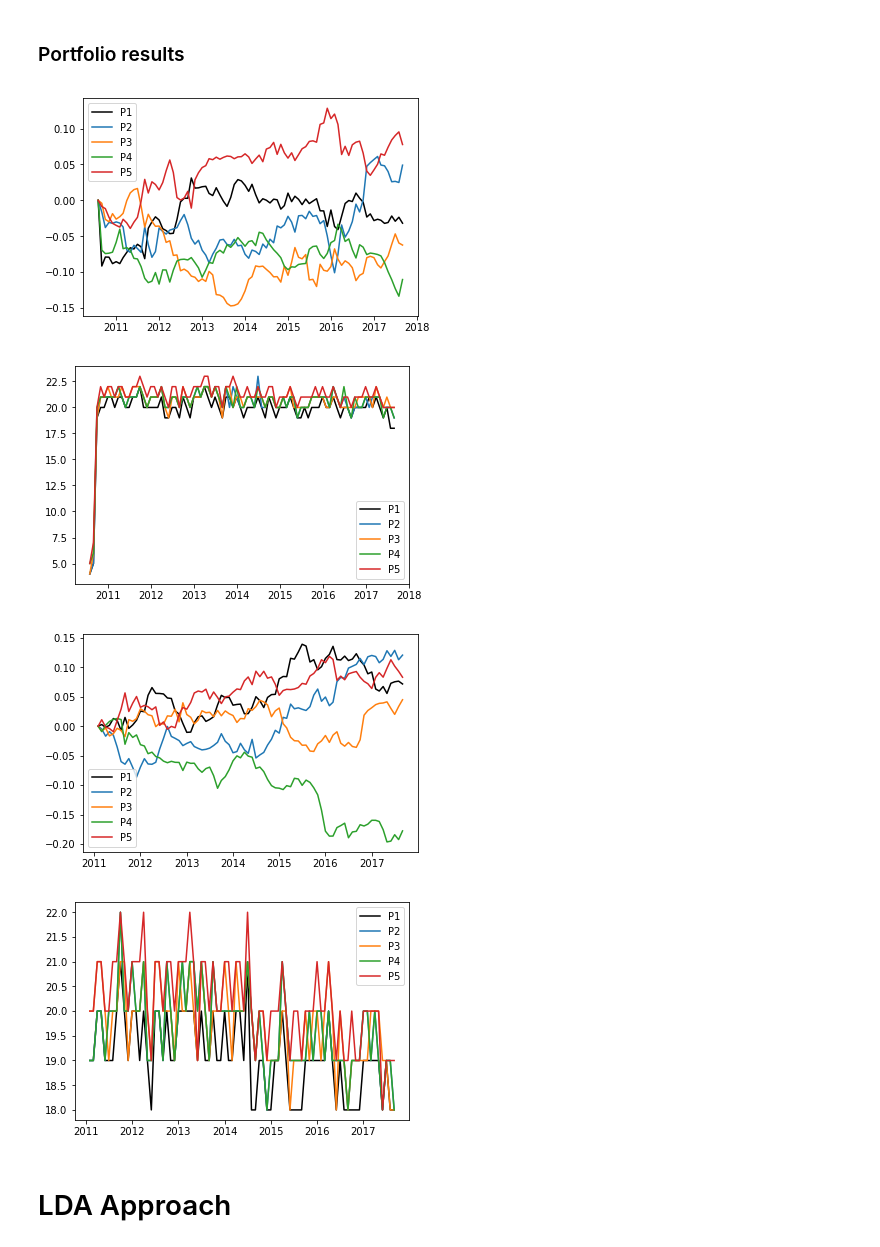
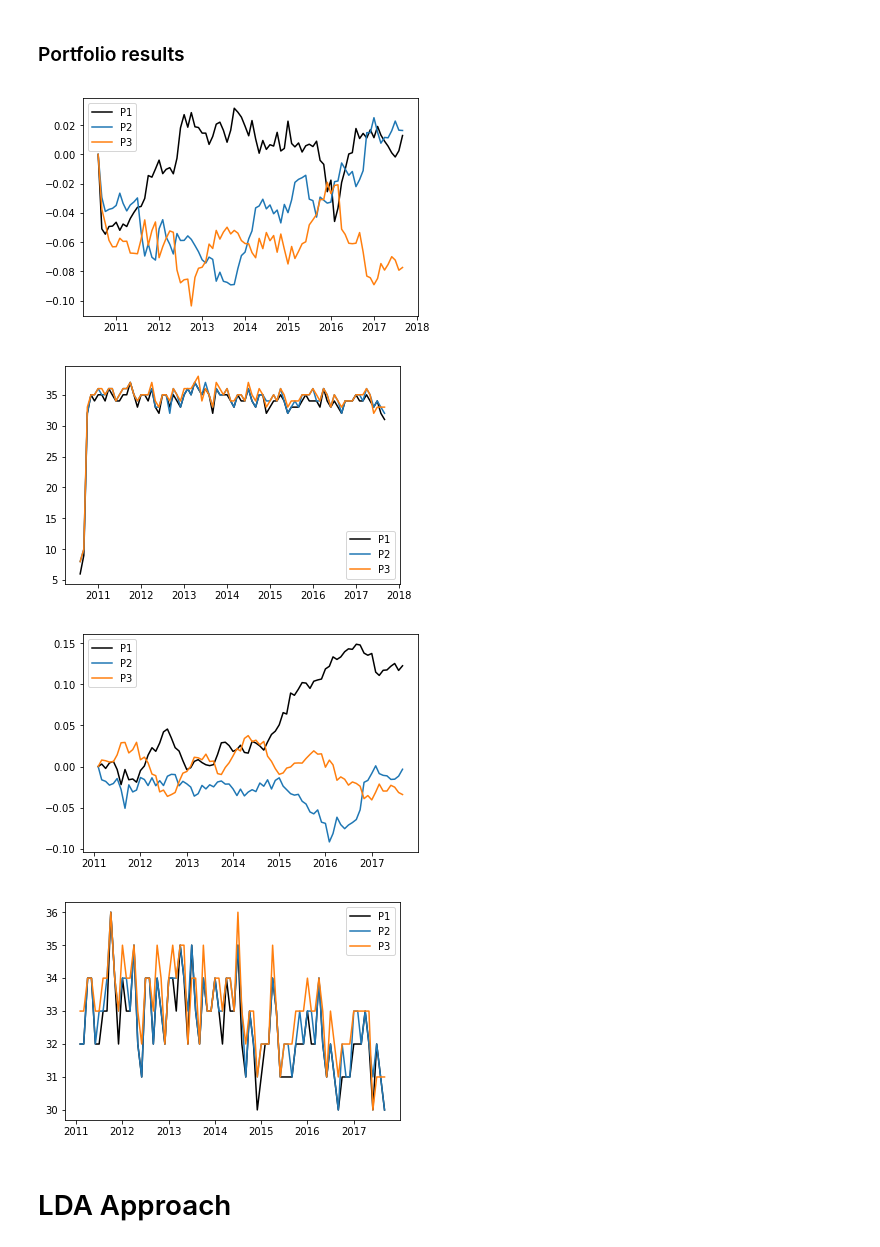
Before and after one commit to richardhitchens/w266_project, a Jupyter notebook: Fullset_NLP_1209_TS_CHanges.ipynb, the cells around one changed output. Saved outputs shown, nothing was run; the diff lists cells and outputs as text; code cells hidden in the pictures.

```diff
--- a/Fullset_NLP_1209_TS_CHanges.ipynb
+++ b/Fullset_NLP_1209_TS_CHanges.ipynb
@@ -934,7 +934,7 @@ def calculate_portfolio_returns(portfolios, returns, benchmark, bm_type=0):
 
 
 # This process produces a time series of monthly portfolio returns by iterating through the whole scores dictionary
-def portfolio_return_time_series(scores, returns, benchmarks, num_portfolios=5, max_age=4):
+def portfolio_return_time_series(scores, returns, benchmarks, num_portfolios, max_age=4):
     monthly_portfolios = {}
     portfolio_return_time_series = {}
 
@@ -993,7 +993,7 @@ def print_time_series(time_series, dates):
     pl.show()
 
 
-def produce_portfolio_results(scores, LIBRARY_PATH, num_portfolios=5, max_age=4):
+def produce_portfolio_results(scores, LIBRARY_PATH, num_portfolios, max_age=4):
 
     # Get returns
     returns = get_returns(LIBRARY_PATH + 'returns_data.csv')
@@ -1014,7 +1014,7 @@ def produce_portfolio_results(scores, LIBRARY_PATH, num_portfolios=5, max_age=4)
         monthly_portfolios[month_end] = create_fractile_portfolios(monthly_scores[month_end], num_portfolios, max_age)
 
     # Calculate monthly returns time series
-    monthly_returns_time_series = portfolio_return_time_series(monthly_scores, returns, benchmarks)
+    monthly_returns_time_series = portfolio_return_time_series(monthly_scores, returns, benchmarks, num_portfolios)
 
     # Calculate cumulative alpha and portfolio holding numbers time series
     month_ends = sorted(returns.keys())                           # important in chronological order
@@ -1085,7 +1085,7 @@ def convert_monthly_scores_to_changes(monthly_scores):
     return changes
 
 
-def produce_portfolio_changes_results(changes, LIBRARY_PATH, num_portfolios=5, max_age=4):
+def produce_portfolio_changes_results(changes, LIBRARY_PATH, num_portfolios, max_age=4):
 
     # Get returns
     returns = get_returns(LIBRARY_PATH + 'returns_data.csv')
@@ -1101,7 +1101,7 @@ def produce_portfolio_changes_results(changes, LIBRARY_PATH, num_portfolios=5, m
         monthly_portfolios[month_end] = create_fractile_portfolios(changes[month_end], num_portfolios, max_age)
 
     # Calculate monthly returns time series
-    monthly_returns_time_series = portfolio_return_time_series(changes, returns, benchmarks)
+    monthly_returns_time_series = portfolio_return_time_series(changes, returns, benchmarks, num_portfolios)
 
     # Calculate cumulative alpha and portfolio holding numbers time series
     month_ends = sorted(returns.keys())[6:]                           # important in chronological order
@@ -1112,5 +1112,5 @@ def produce_portfolio_changes_results(changes, LIBRARY_PATH, num_portfolios=5, m
     print_time_series(cumulative_alphas, month_ends)
     print_time_series(holdings, month_ends)
 # %%
-monthly_scores = produce_portfolio_results(results_back, LIBRARY_PATH, num_portfolios=5, max_age=4)
+monthly_scores = produce_portfolio_results(results_back, LIBRARY_PATH, 3, max_age=4)
 # %% [output]
@@ -1540,16 +1540,16 @@ b3_results_back
 # %% [markdown]
 ### Portfolio results
 # %%
-b3_monthly_scores = produce_portfolio_results(b3_results_back, LIBRARY_PATH, num_portfolios=5, max_age=4)
+b3_monthly_scores = produce_portfolio_results(b3_results_back, LIBRARY_PATH, num_portfolios=3, max_age=4)
 # %% [output]
-[figure, old version]
+[figure, new version]
-[figure, old version]
+[figure, new version]
 # %%
 b3_changes = convert_monthly_scores_to_changes(b3_monthly_scores)
-produce_portfolio_changes_results(b3_changes, LIBRARY_PATH, num_portfolios=5, max_age=4)
+produce_portfolio_changes_results(b3_changes, LIBRARY_PATH, num_portfolios=3, max_age=4)
 # %% [output]
-[figure, old version]
+[figure, new version]
-[figure, old version]
+[figure, new version]
 # %% [markdown]
 # LDA Approach
 # %% [markdown]
```
Also changed, not shown: parts of 10 cells of this notebook.
